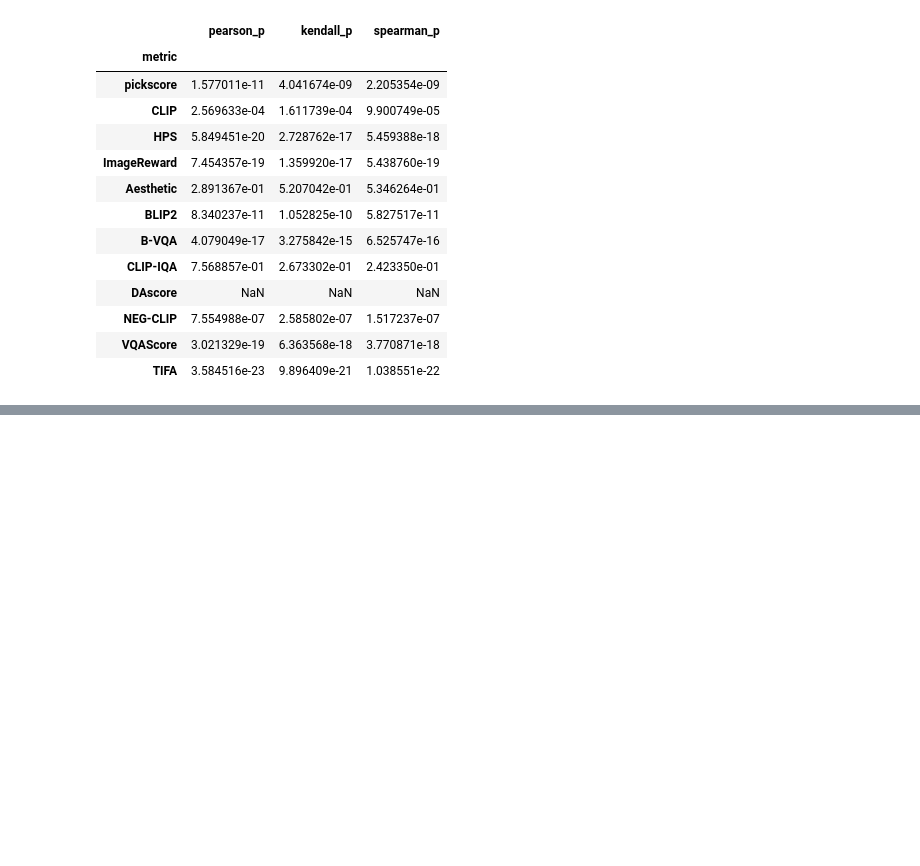
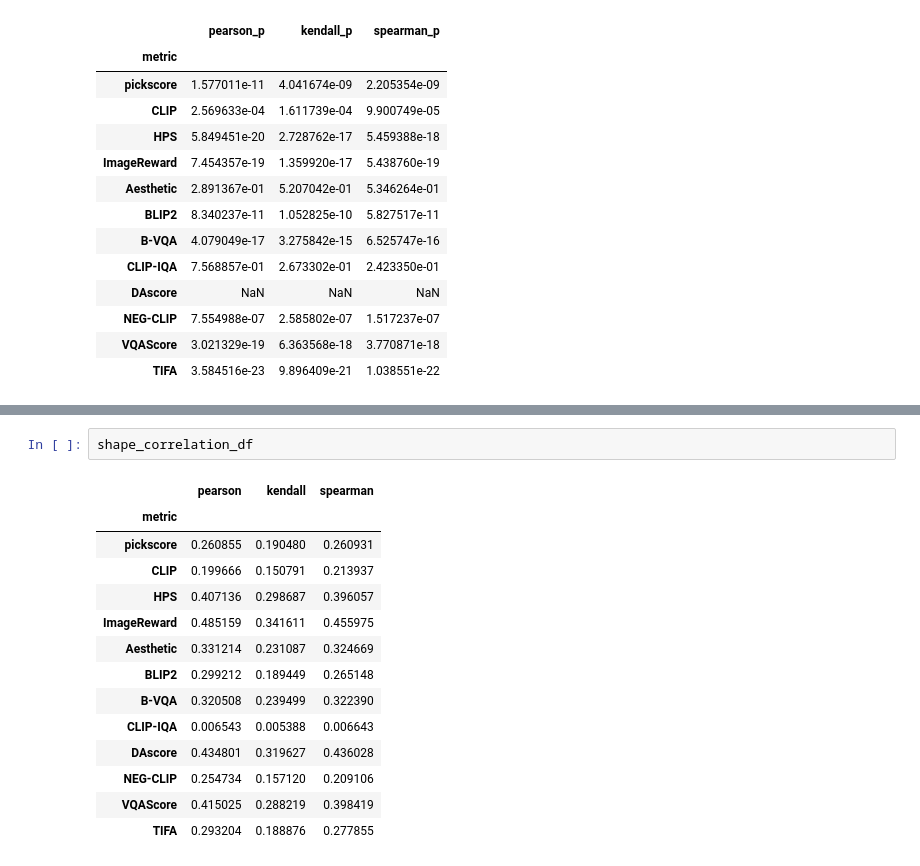
Before and after one commit to amirkasaei/carinox, a Jupyter notebook: Compositional_Metric_Evaluation.ipynb, the cells around one changed output, grey strips where cells are left out. Saved outputs shown, nothing was run; the diff lists cells and outputs as text; blank space fills up the shorter version.

```diff
--- a/Compositional_Metric_Evaluation.ipynb
+++ b/Compositional_Metric_Evaluation.ipynb
@@ -2042,0 +2108,17 @@ num_p_df
+# %%
+shape_correlation_df
+# %% [output]
+|  | pearson | kendall | spearman |
+| metric |  |  |  |
+| pickscore | 0.260855 | 0.190480 | 0.260931 |
+| CLIP | 0.199666 | 0.150791 | 0.213937 |
+| HPS | 0.407136 | 0.298687 | 0.396057 |
+| ImageReward | 0.485159 | 0.341611 | 0.455975 |
+| Aesthetic | 0.331214 | 0.231087 | 0.324669 |
+| BLIP2 | 0.299212 | 0.189449 | 0.265148 |
+| B-VQA | 0.320508 | 0.239499 | 0.322390 |
+| CLIP-IQA | 0.006543 | 0.005388 | 0.006643 |
+| DAscore | 0.434801 | 0.319627 | 0.436028 |
+| NEG-CLIP | 0.254734 | 0.157120 | 0.209106 |
+| VQAScore | 0.415025 | 0.288219 | 0.398419 |
+| TIFA | 0.293204 | 0.188876 | 0.277855 |
```
Also changed, not shown: parts of 50 cells of this notebook.
